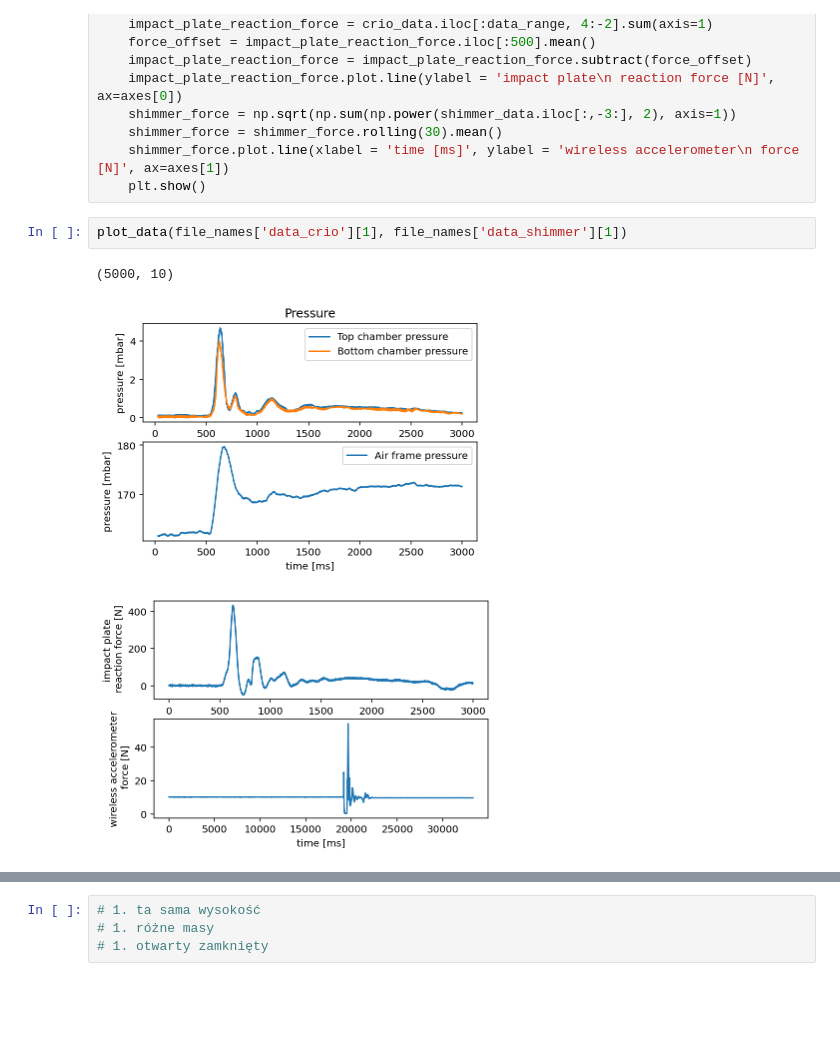
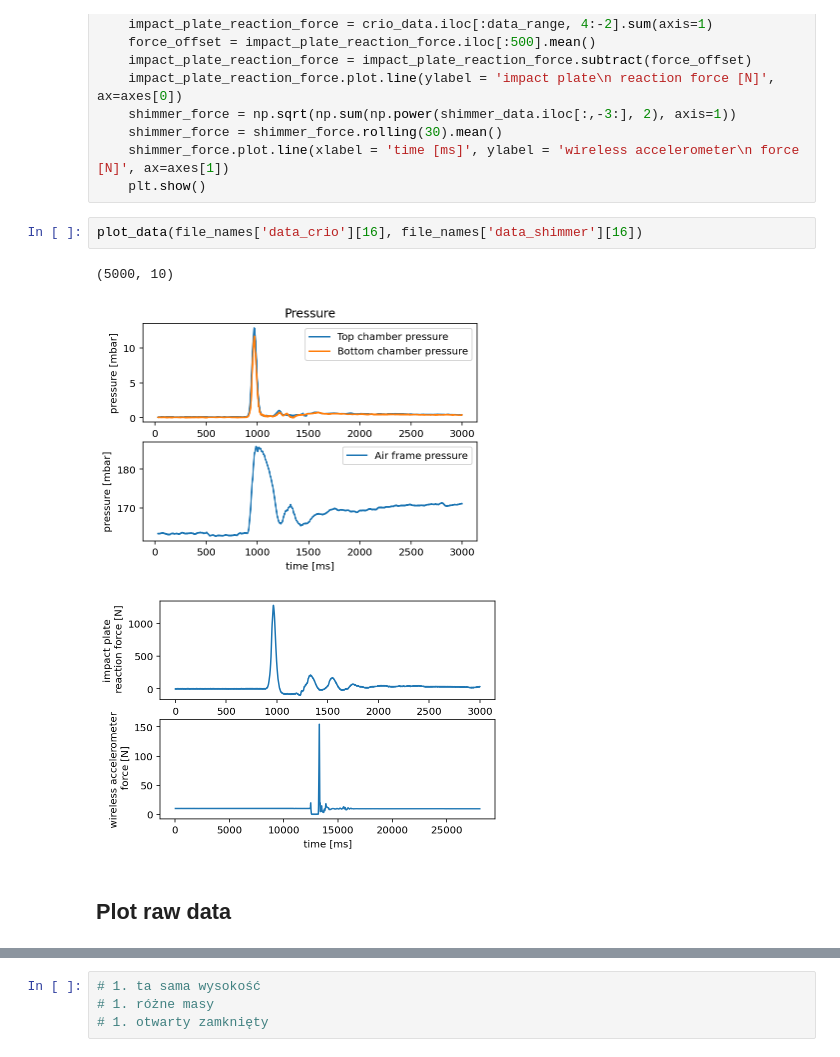
Before and after one commit to Diodak92/Adaptive-Air-Cushion, a Jupyter notebook: experimental_results_for_adaptive_air_caution.ipynb, the cells around one changed output, grey strips where cells are left out. Drawn from its saved outputs; the diff is of its cells as text; blank space fills up the shorter version.

Commit message:
Preview for raw data

```diff
--- a/experimental_results_for_adaptive_air_caution.ipynb
+++ b/experimental_results_for_adaptive_air_caution.ipynb
@@ -123,10 +185,12 @@ def plot_data(crio_filename, shimmer_filename):
     shimmer_force.plot.line(xlabel = 'time [ms]', ylabel = 'wireless accelerometer\n force [N]', ax=axes[1])
     plt.show()
 # %%
-plot_data(file_names['data_crio'][1], file_names['data_shimmer'][1])
+plot_data(file_names['data_crio'][16], file_names['data_shimmer'][16])
 # %% [output]
 (5000, 10)
-[figure, old version]
+[figure, new version]
-[figure, old version]
+[figure, new version]
+# %% [markdown]
+## Plot raw data
 # %%
 # play movie
```
Also changed, not shown: parts of 5 cells of this notebook.
